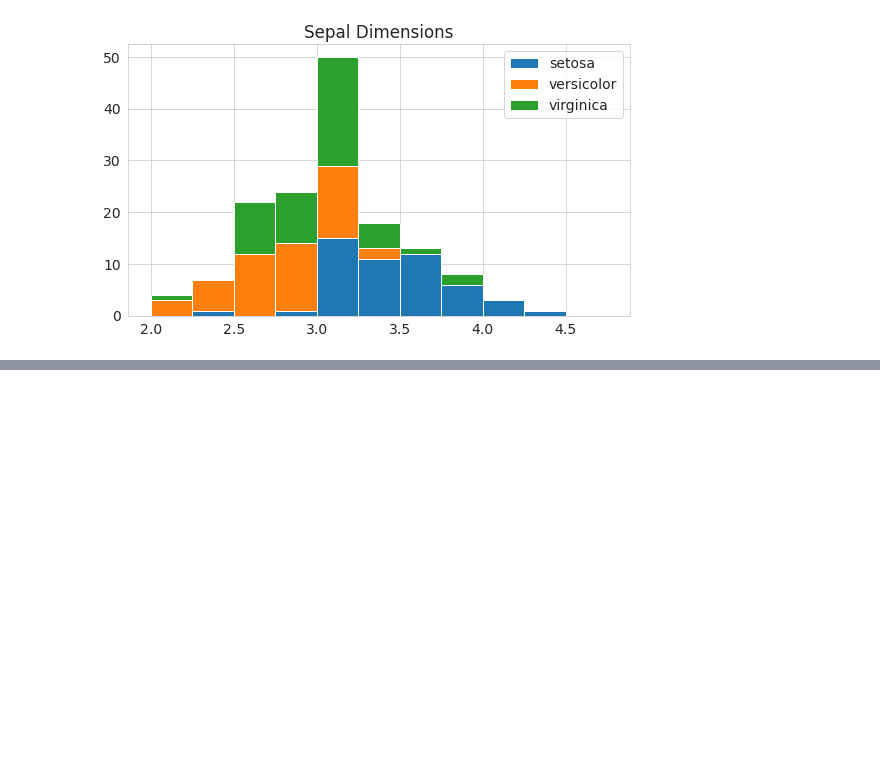
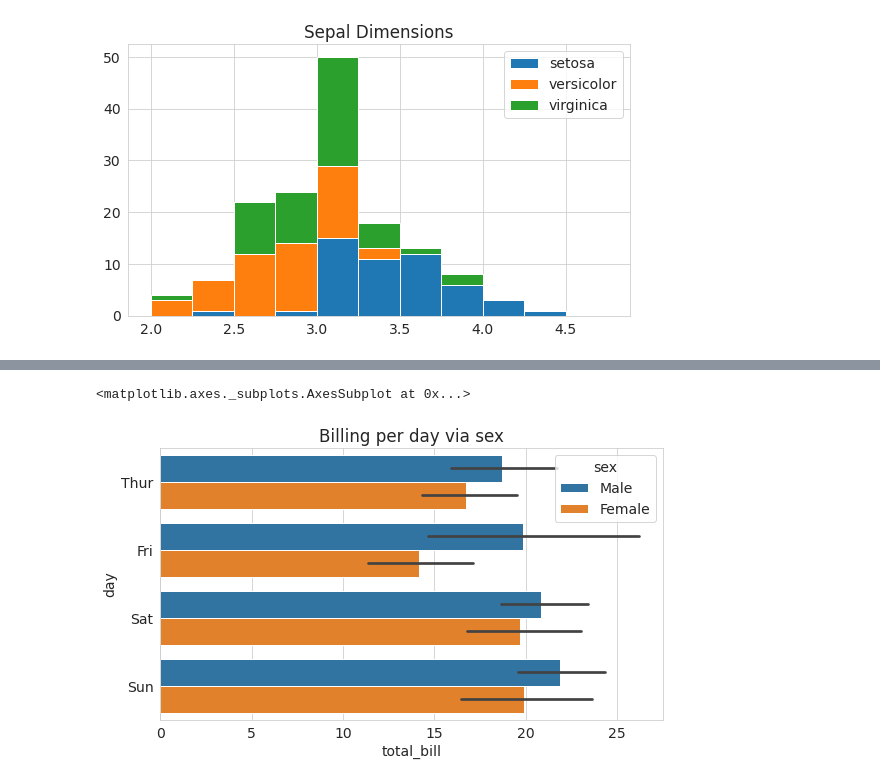
Before and after one commit to imshiv-10/Numerical-libraries, a Jupyter notebook: matplotLib_Numerical.ipynb, the cells around one changed output, grey strips where cells are left out. Cells and saved outputs as stored; diff of their text form; code cells hidden in the pictures; blank space fills up the shorter version.

```diff
--- a/matplotLib_Numerical.ipynb
+++ b/matplotLib_Numerical.ipynb
@@ -194,0 +232,6 @@ plt.legend(['setosa', 'versicolor', 'virginica'])
+# %%
+plt.title('Billing per day via sex')
+sns.barplot(y='day', x='total_bill', data=tips_df, hue='sex')
+# %% [output]
+<matplotlib.axes._subplots.AxesSubplot at 0x...>
+[figure, added]
```
Also changed, not shown: parts of 6 cells of this notebook.
